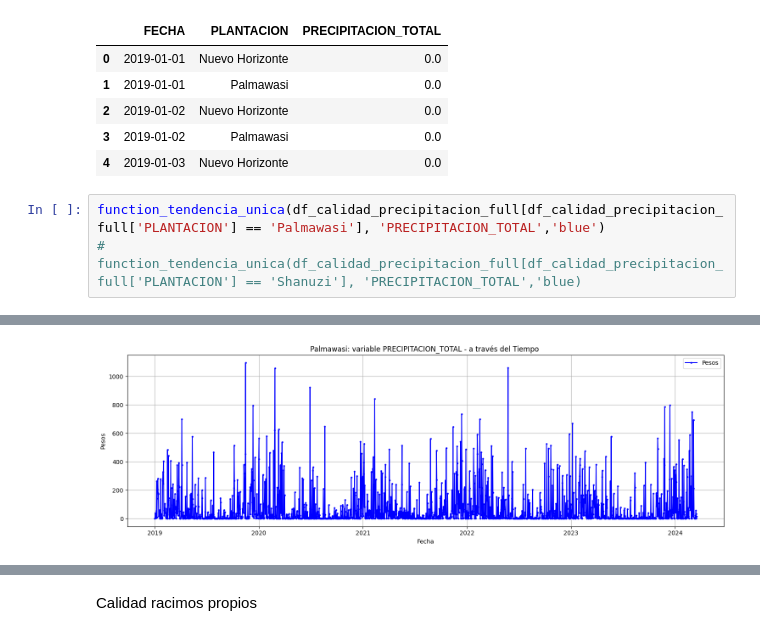
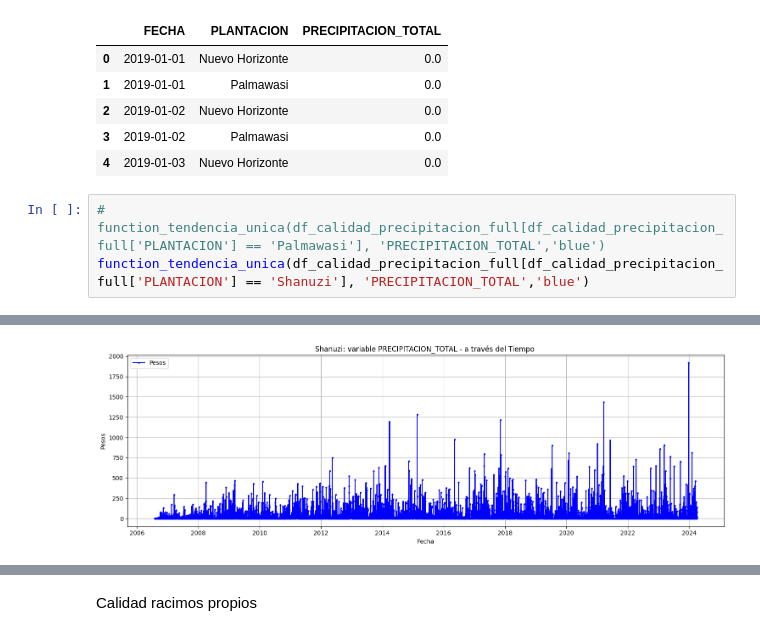
Before and after one commit to cesarqb/PROYECTO_01_analitica_descriptiva_TEA, a Jupyter notebook: src/features_scripts/Scrpit_match_tea.ipynb, the cells around one changed output, grey strips where cells are left out. Drawn from its saved outputs; the diff is of its cells as text.

```diff
--- a/src/features_scripts/Scrpit_match_tea.ipynb
+++ b/src/features_scripts/Scrpit_match_tea.ipynb
@@ -1122,6 +905,6 @@ Precipitacion promedio: 38.41761521778421
 | 3 | 2019-01-02 | Palmawasi | 0.0 |
 | 4 | 2019-01-03 | Nuevo Horizonte | 0.0 |
 # %%
-function_tendencia_unica(df_calidad_precipitacion_full[df_calidad_precipitacion_full['PLANTACION'] == 'Palmawasi'], 'PRECIPITACION_TOTAL','blue')
-# function_tendencia_unica(df_calidad_precipitacion_full[df_calidad_precipitacion_full['PLANTACION'] == 'Shanuzi'], 'PRECIPITACION_TOTAL','blue)
+# function_tendencia_unica(df_calidad_precipitacion_full[df_calidad_precipitacion_full['PLANTACION'] == 'Palmawasi'], 'PRECIPITACION_TOTAL','blue')
+function_tendencia_unica(df_calidad_precipitacion_full[df_calidad_precipitacion_full['PLANTACION'] == 'Shanuzi'], 'PRECIPITACION_TOTAL','blue')
 # %% [output]
@@ -1129,4 +912,4 @@ Analisis de  2019-01-01 00:00:00  hasta  2024-03-17 00:00:00
-[figure, old version]
+[figure, new version]
 # %%
 ## REDUCIENDO LA BASE A SEMANA
 ## ############
```
Also changed, not shown: parts of 182 cells of this notebook, 4 other files.
